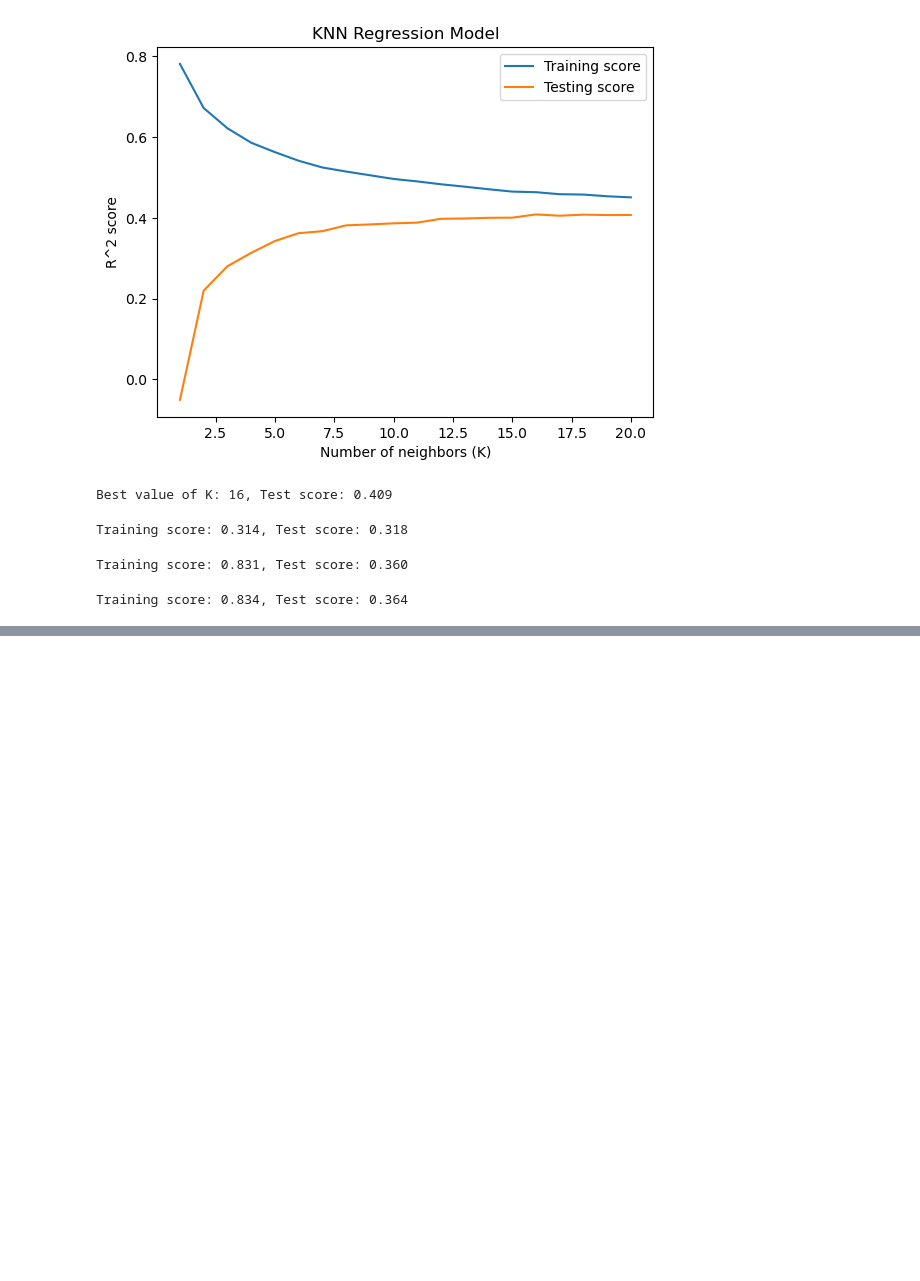
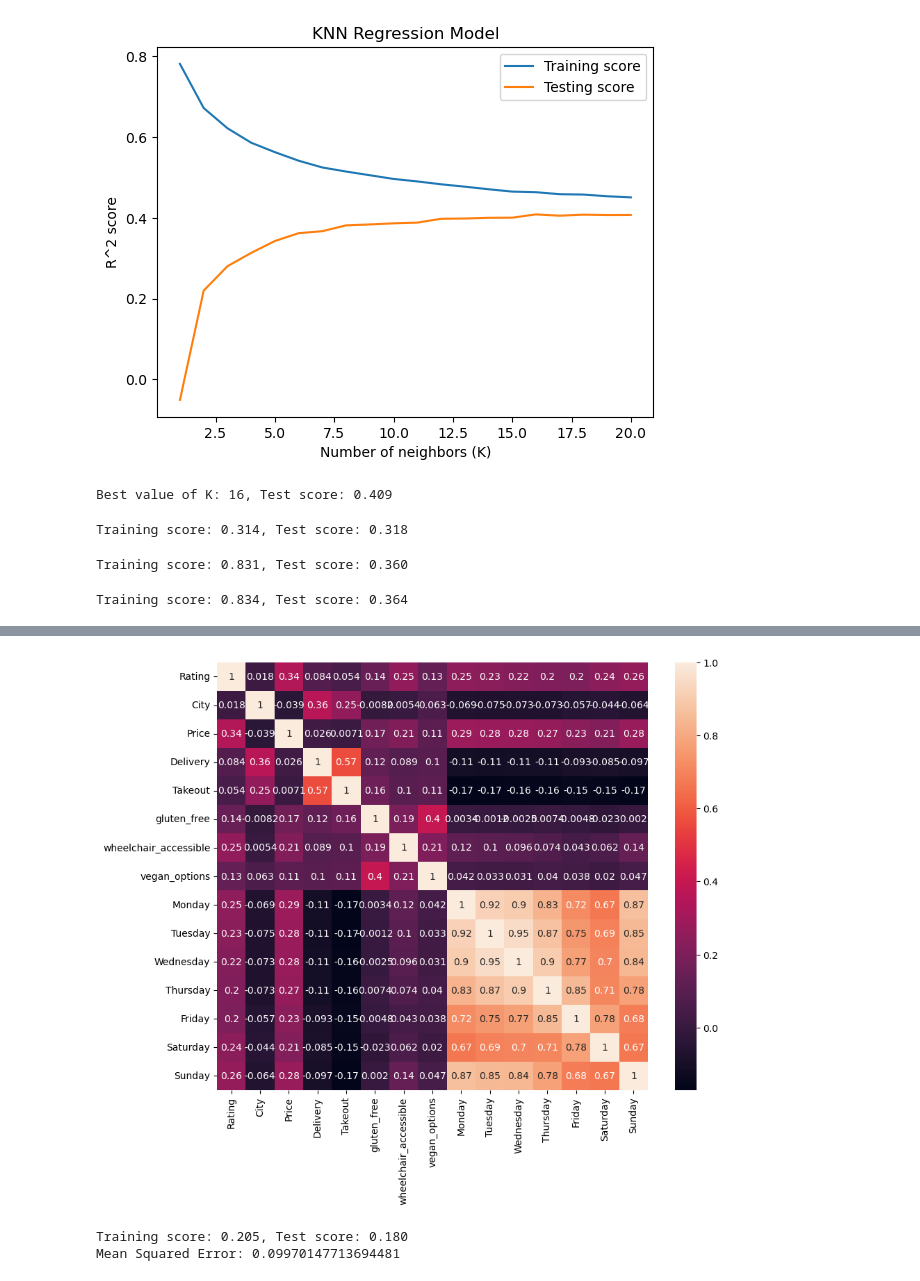
Before and after one commit to davidholo2/pizza-project-HIT, a Jupyter notebook: PIZZA PROJECT.ipynb, the cells around one changed output, grey strips where cells are left out. Drawn from its saved outputs; the diff is of its cells as text; code cells hidden in the pictures; blank space fills up the shorter version.

```diff
--- a/PIZZA PROJECT.ipynb
+++ b/PIZZA PROJECT.ipynb
@@ -2834,0 +2947,44 @@ Training score: 0.834, Test score: 0.364
+# %%
+# Create a correlation matrix of all columns
+plt.figure(figsize=(10, 8))
+
+corr = df.corr()
+sns.heatmap(corr, annot=True)
+plt.show()
+# %% [output]
+[figure, added]
+# %%
+import pandas as pd
+from sklearn.model_selection import train_test_split
+from sklearn.linear_model import LinearRegression
+from sklearn.metrics import mean_squared_error
+
+# Load the CSV file into a pandas DataFrame
+data = pd.read_csv('data_big.csv')
+
+# Drop rows with missing values
+data.dropna(inplace=True)
+
+# Split the data into training and testing sets
+X_train, X_test, y_train, y_test = train_test_split(X, y, test_size=0.2, random_state=42)
+
+# Train the model
+model = LinearRegression()
+model.fit(X_train, y_train)
+
+# Make predictions on the test set
+y_pred = model.predict(X_test)
+
+# Evaluate the model
+mse = mean_squared_error(y_test, y_pred)
+
+# Calculate training and test scores
+train_score = model.score(X_train, y_train)
+test_score = model.score(X_test, y_test)
+
+# Print the scores
+print(f'Training score: {train_score:.3f}, Test score: {test_score:.3f}')
+print("Mean Squared Error:", mse)
+# %% [output]
+Training score: 0.205, Test score: 0.180
+Mean Squared Error: 0.09970147713694481
```
Also changed, not shown: parts of 14 cells of this notebook, 1 other file.
